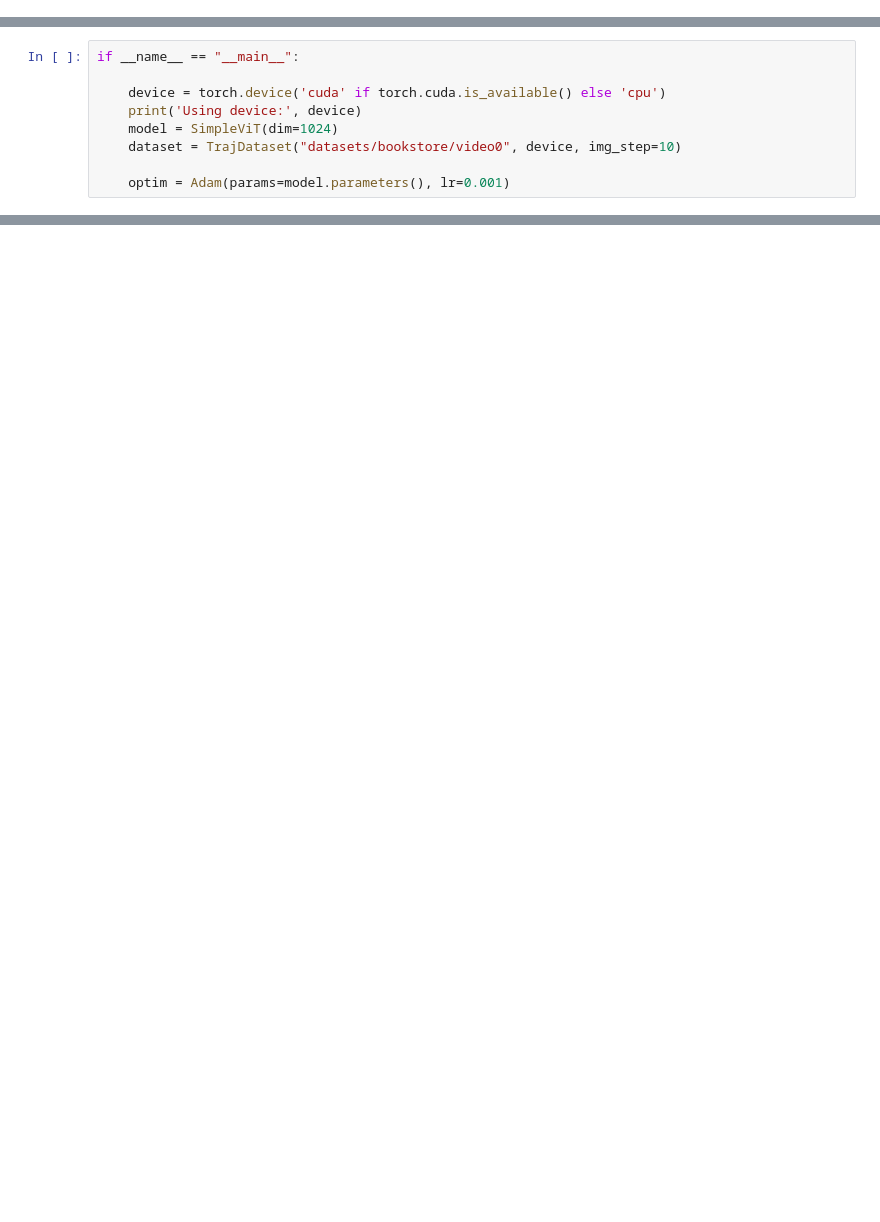
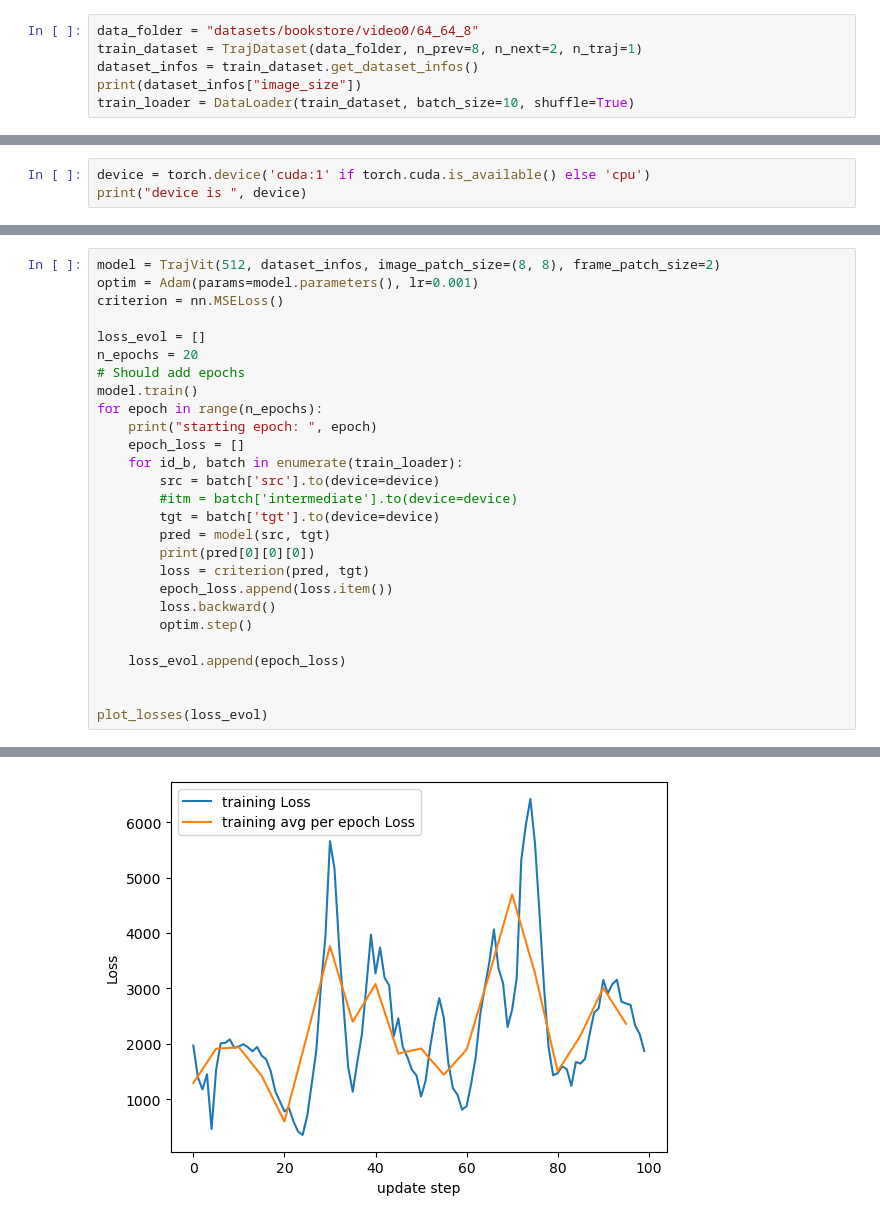
Before and after one commit to NicolasDepre/transformer_trajectory_prediction, a Jupyter notebook: SDD/trainer_arthur.ipynb, the cells around one changed output, grey strips where cells are left out. Drawn from its saved outputs; the diff is of its cells as text; blank space fills up the shorter version.

```diff
--- a/SDD/trainer_arthur.ipynb
+++ b/SDD/trainer_arthur.ipynb
@@ -0,0 +100,6 @@
+# %%
+data_folder = "datasets/bookstore/video0/64_64_8"
+train_dataset = TrajDataset(data_folder, n_prev=8, n_next=2, n_traj=1)
+dataset_infos = train_dataset.get_dataset_infos()
+print(dataset_infos["image_size"])
+train_loader = DataLoader(train_dataset, batch_size=10, shuffle=True)
@@ -0,0 +109,3 @@
+# %%
+device = torch.device('cuda:1' if torch.cuda.is_available() else 'cpu')
+print("device is ", device)
@@ -185,9 +295,0 @@ class SimpleViT(nn.Module):
-# %%
-if __name__ == "__main__":
-
-    device = torch.device('cuda' if torch.cuda.is_available() else 'cpu')
-    print('Using device:', device)
-    model = SimpleViT(dim=1024)
-    dataset = TrajDataset("datasets/bookstore/video0", device, img_step=10)
-
-    optim = Adam(params=model.parameters(), lr=0.001)
@@ -247,0 +296,28 @@ RuntimeError: shape '[8, 80, 256]' is invalid for input of size 0
+# %%
+model = TrajVit(512, dataset_infos, image_patch_size=(8, 8), frame_patch_size=2)
+optim = Adam(params=model.parameters(), lr=0.001)
+criterion = nn.MSELoss()
+
+loss_evol = []
+n_epochs = 20
+# Should add epochs
+model.train()
+for epoch in range(n_epochs):
+    print("starting epoch: ", epoch)
+    epoch_loss = []
+    for id_b, batch in enumerate(train_loader):
+        src = batch['src'].to(device=device)
+        #itm = batch['intermediate'].to(device=device)
+        tgt = batch['tgt'].to(device=device)
+        pred = model(src, tgt)
+        print(pred[0][0][0])
+        loss = criterion(pred, tgt)
+        epoch_loss.append(loss.item())
+        loss.backward()
+        optim.step()
+
+    loss_evol.append(epoch_loss)
+
+
+plot_losses(loss_evol)
+# %% [output]
@@ -247,0 +343 @@ RuntimeError: shape '[8, 80, 256]' is invalid for input of size 0
+[figure, added]
```
Also changed, not shown: parts of 11 cells of this notebook, 1 other file.
